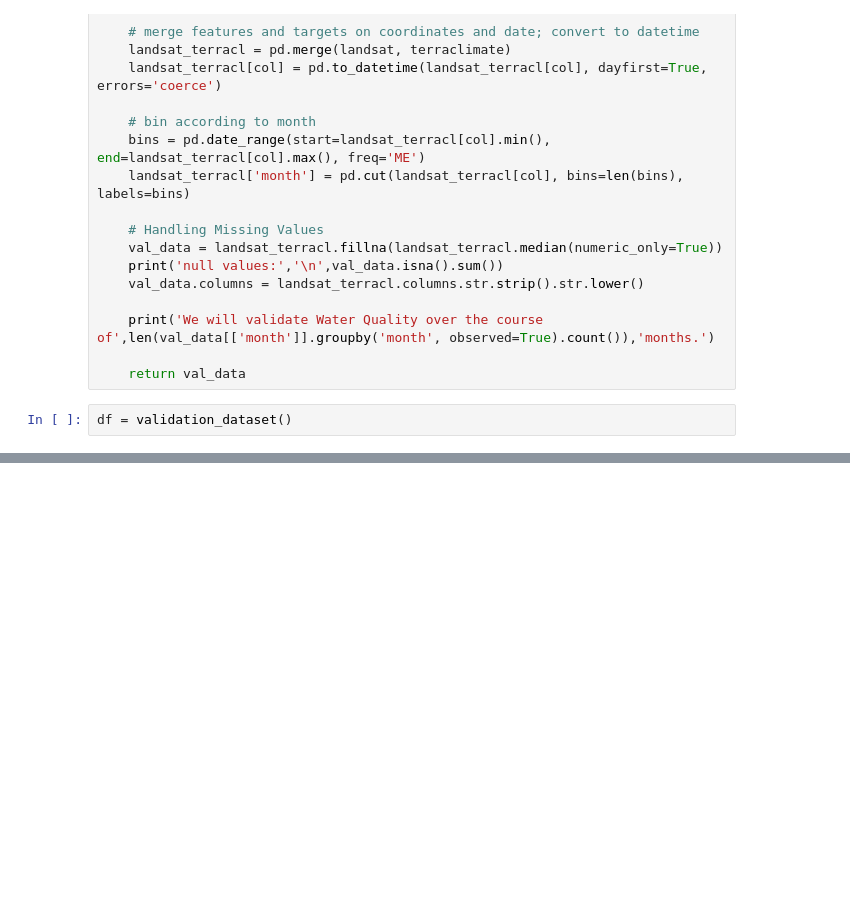
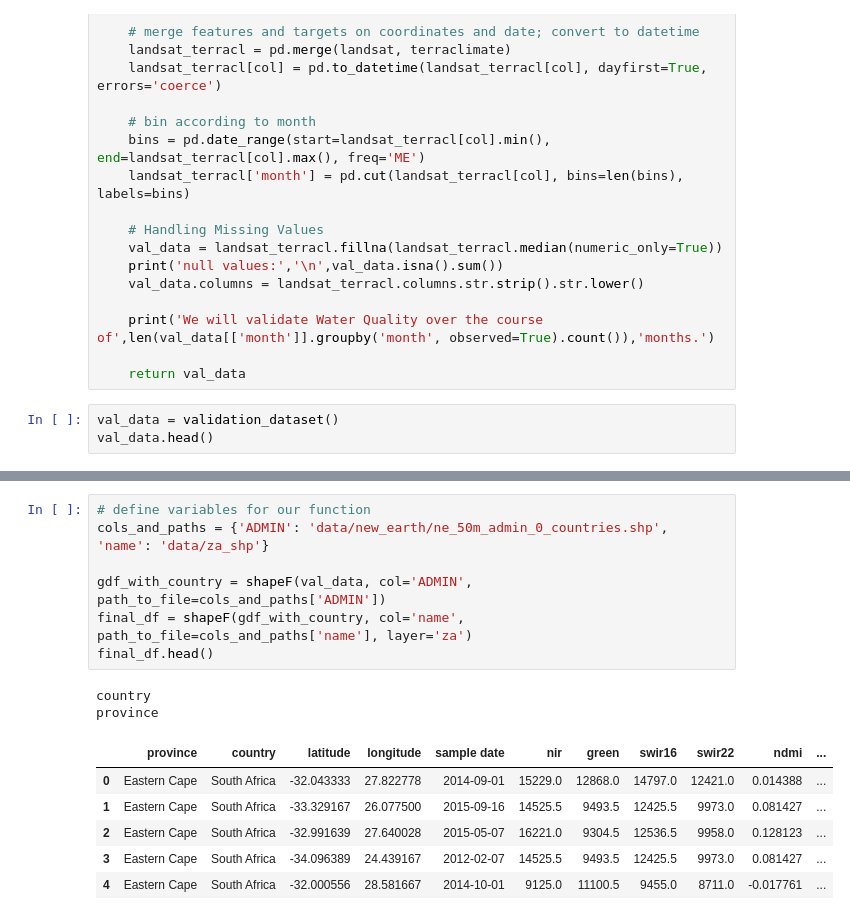
Before and after one commit to kylerod22/siads593-water-sustainability, a Jupyter notebook: 08-rjbest-sungmiki-kylerod-2026winter/src/validate.ipynb, the cells around one changed output, grey strips where cells are left out. Drawn from its saved outputs; the diff is of its cells as text; blank space fills up the shorter version.

```diff
--- a/08-rjbest-sungmiki-kylerod-2026winter/src/validate.ipynb
+++ b/08-rjbest-sungmiki-kylerod-2026winter/src/validate.ipynb
@@ -29,7 +35,8 @@ def validation_dataset(landsat='data/validate/landsat_features_validation.csv',
 
     return val_data
 # %%
-df = validation_dataset()
+val_data = validation_dataset()
+val_data.head()
 # %% [output]
 null values:
  Latitude       0
@@ -56,0 +186,16 @@ df.head()
+# %%
+# define variables for our function
+cols_and_paths = {'ADMIN': 'data/new_earth/ne_50m_admin_0_countries.shp', 'name': 'data/za_shp'}
+
+gdf_with_country = shapeF(val_data, col='ADMIN', path_to_file=cols_and_paths['ADMIN'])
+final_df = shapeF(gdf_with_country, col='name', path_to_file=cols_and_paths['name'], layer='za')
+final_df.head()
+# %% [output]
+country
+province
+|  | province | country | latitude | longitude | sample date | nir | green | swir16 | swir22 | ndmi | ... |
+| 0 | Eastern Cape | South Africa | -32.043333 | 27.822778 | 2014-09-01 | 15229.0 | 12868.0 | 14797.0 | 12421.0 | 0.014388 | ... |
+| 1 | Eastern Cape | South Africa | -33.329167 | 26.077500 | 2015-09-16 | 14525.5 | 9493.5 | 12425.5 | 9973.0 | 0.081427 | ... |
+| 2 | Eastern Cape | South Africa | -32.991639 | 27.640028 | 2015-05-07 | 16221.0 | 9304.5 | 12536.5 | 9958.0 | 0.128123 | ... |
+| 3 | Eastern Cape | South Africa | -34.096389 | 24.439167 | 2012-02-07 | 14525.5 | 9493.5 | 12425.5 | 9973.0 | 0.081427 | ... |
+| 4 | Eastern Cape | South Africa | -32.000556 | 28.581667 | 2014-10-01 | 9125.0 | 11100.5 | 9455.0 | 8711.0 | -0.017761 | ... |
```
Also changed, not shown: parts of 15 cells of this notebook, 1 other file.
